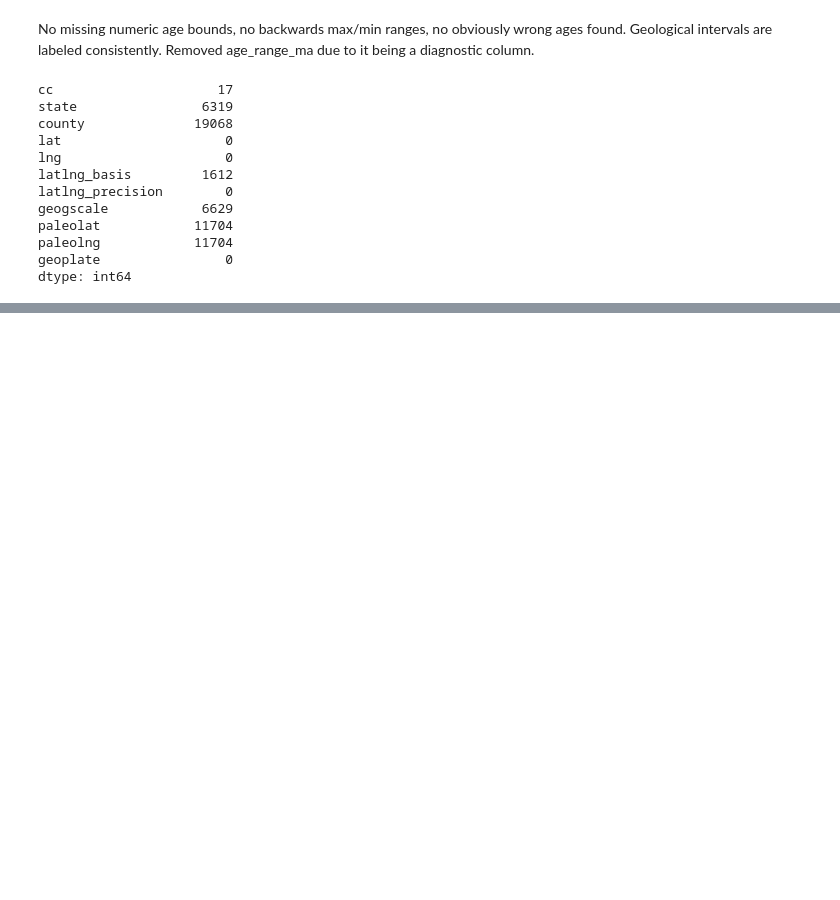
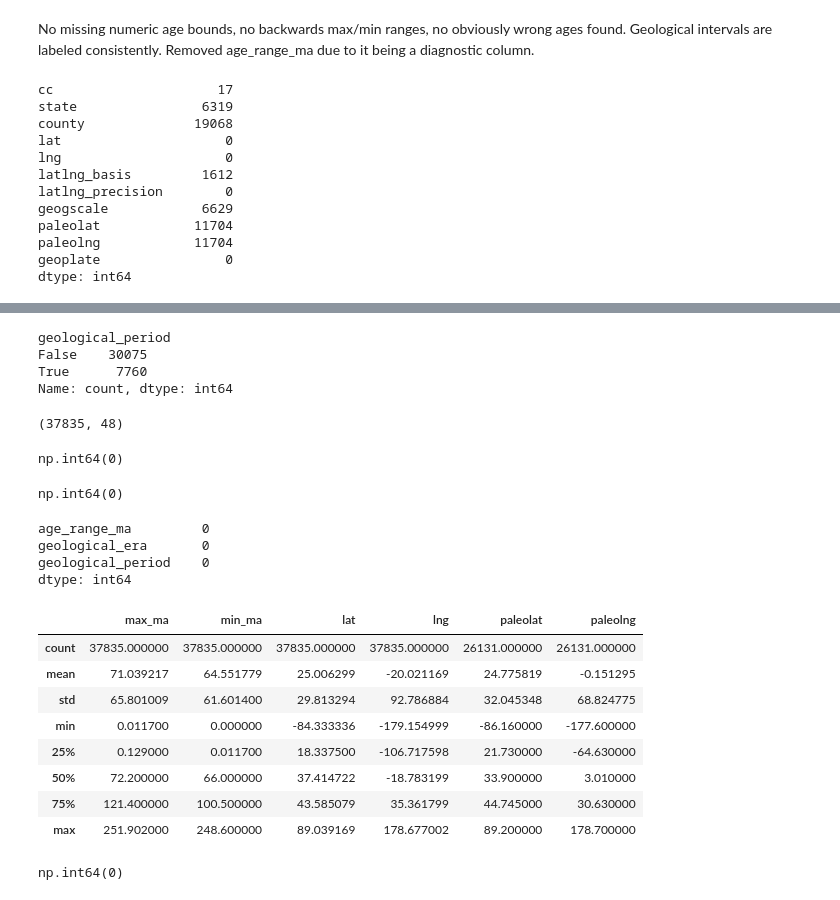
Before and after one commit to gilmorejh/dinosaur-fossil-explorer, a Jupyter notebook: notebooks/clean_data.ipynb, the cells around one changed output, grey strips where cells are left out. Drawn from its saved outputs; the diff is of its cells as text; code cells hidden in the pictures; blank space fills up the shorter version.

Commit message:
finish clean dataset and save in processed data

```diff
--- a/notebooks/clean_data.ipynb
+++ b/notebooks/clean_data.ipynb
@@ -923,0 +1100,7 @@ dtype: int64
+# %%
+clean_df["geological_era"] = clean_df.apply(
+    lambda row: classify_era(row["max_ma"], row["min_ma"]),
+    axis=1
+)
+
+clean_df["geological_era"].value_counts(dropna=False)
@@ -923,0 +1121,18 @@ dtype: int64
+# %%
+period_ranges = {
+    "Triassic": (251.902, 201.4),
+    "Jurassic": (201.4, 143.1),
+    "Cretaceous": (143.1, 66.0),
+    "Paleogene": (66.0, 23.03),
+    "Neogene": (23.03, 2.588),
+    "Quaternary": (2.588, 0.0)
+}
+# %%
+def classify_period(max_ma, min_ma):
+    overlapping_periods = []
+
+    for period, (older, younger) in period_ranges.items():
+        if max_ma > younger and min_ma <= older:
+            overlapping_periods.append(period)
+
+    return "/".join(overlapping_periods)
@@ -923,0 +1151,5 @@ dtype: int64
+# %%
+clean_df["geological_period"] = clean_df.apply(
+    lambda row: classify_period(row["max_ma"], row["min_ma"]),
+    axis=1
+)
@@ -923,0 +1175,46 @@ dtype: int64
+# %%
+clean_df["geological_period"].str.contains("/").value_counts()
+# %% [output]
+geological_period
+False    30075
+True      7760
+Name: count, dtype: int64
+# %%
+#Final Data Quality Validation
+
+clean_df.shape
+# %% [output]
+(37835, 48)
+# %%
+clean_df["occurrence_no"].duplicated().sum()
+# %% [output]
+np.int64(0)
+# %%
+clean_df.isna().all().sum()
+# %% [output]
+np.int64(0)
+# %%
+clean_df[
+    ["age_range_ma", "geological_era", "geological_period"]
+].isna().sum()
+# %% [output]
+age_range_ma         0
+geological_era       0
+geological_period    0
+dtype: int64
+# %%
+clean_df[["max_ma", "min_ma", "lat", "lng", "paleolat", "paleolng"]].describe()
+# %% [output]
+|  | max_ma | min_ma | lat | lng | paleolat | paleolng |
+| count | 37835.000000 | 37835.000000 | 37835.000000 | 37835.000000 | 26131.000000 | 26131.000000 |
+| mean | 71.039217 | 64.551779 | 25.006299 | -20.021169 | 24.775819 | -0.151295 |
+| std | 65.801009 | 61.601400 | 29.813294 | 92.786884 | 32.045348 | 68.824775 |
+| min | 0.011700 | 0.000000 | -84.333336 | -179.154999 | -86.160000 | -177.600000 |
+| 25% | 0.129000 | 0.011700 | 18.337500 | -106.717598 | 21.730000 | -64.630000 |
+| 50% | 72.200000 | 66.000000 | 37.414722 | -18.783199 | 33.900000 | 3.010000 |
+| 75% | 121.400000 | 100.500000 | 43.585079 | 35.361799 | 44.745000 | 30.630000 |
+| max | 251.902000 | 248.600000 | 89.039169 | 178.677002 | 89.200000 | 178.700000 |
+# %%
+(clean_df["age_range_ma"] < 0).sum()
+# %% [output]
+np.int64(0)
```
Also changed, not shown: parts of 20 cells of this notebook, 3 other files.
